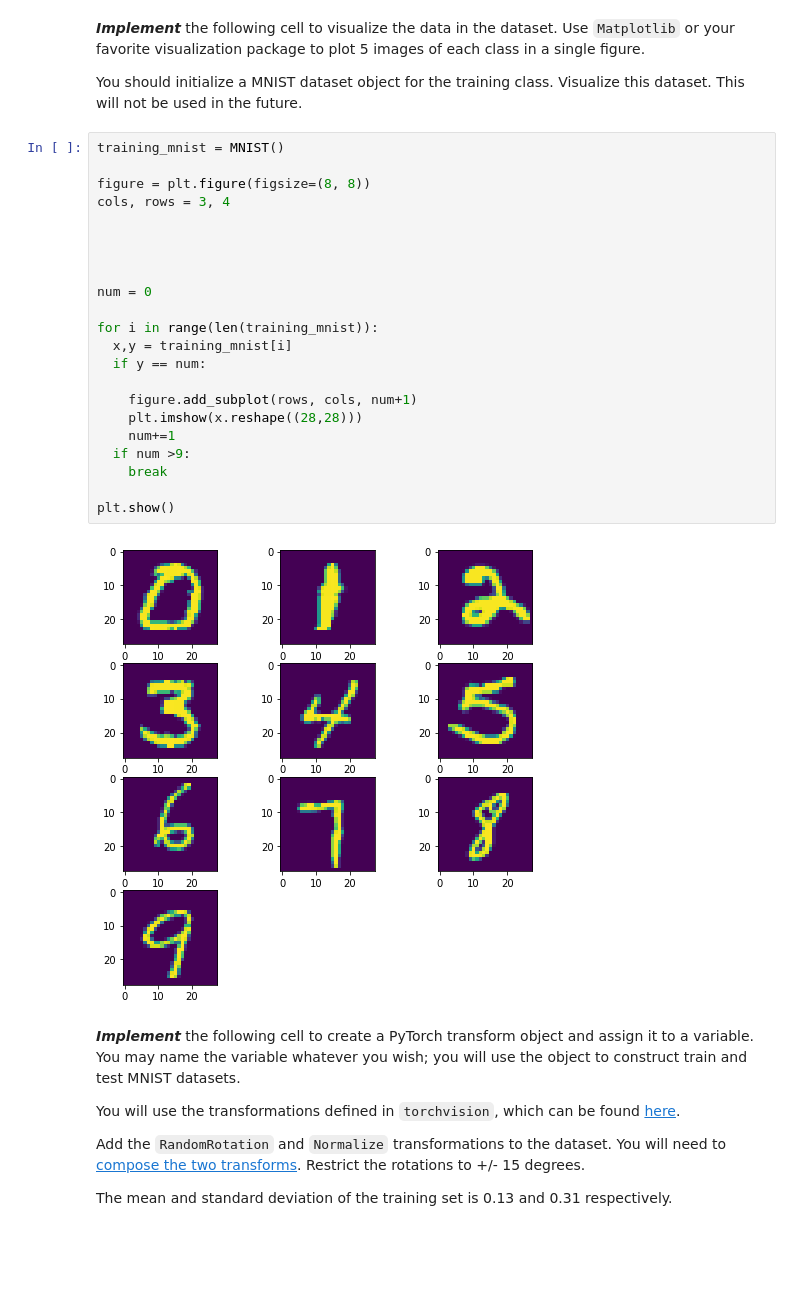
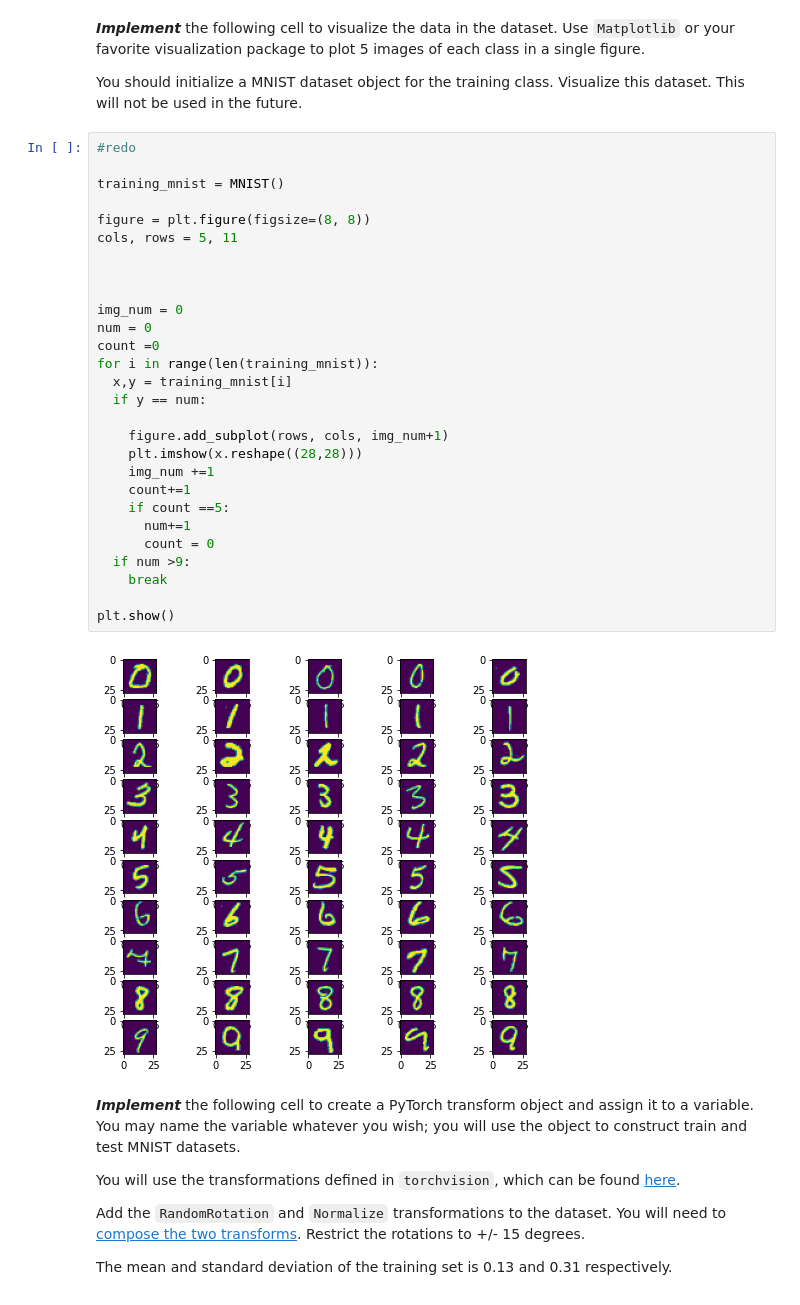
Before and after one commit to ttourneux/Final-Project, a Jupyter notebook: Assignment_3A.ipynb, the cells around one changed output. Cells and saved outputs as stored; diff of their text form; blank space fills up the shorter version.

```diff
--- a/Assignment_3A.ipynb
+++ b/Assignment_3A.ipynb
@@ -212,29 +208,35 @@ class MNIST(Dataset):
 
 You should initialize a MNIST dataset object for the training class. Visualize this dataset. This will not be used in the future.
 # %%
+#redo
+
 training_mnist = MNIST()
 
 figure = plt.figure(figsize=(8, 8))
-cols, rows = 3, 4
+cols, rows = 5, 11
 
 
 
-
+img_num = 0
 num = 0
-
+count =0
 for i in range(len(training_mnist)):
   x,y = training_mnist[i]
   if y == num:
 
-    figure.add_subplot(rows, cols, num+1)
+    figure.add_subplot(rows, cols, img_num+1)
     plt.imshow(x.reshape((28,28)))
-    num+=1
+    img_num +=1
+    count+=1
+    if count ==5:
+      num+=1
+      count = 0
   if num >9:
     break
 
 plt.show()
 # %% [output]
-[figure, old version]
+[figure, new version]
 # %% [markdown]
 ***Implement***
 the following cell to create a PyTorch transform object and
```
Also changed, not shown: parts of 82 cells of this notebook.
